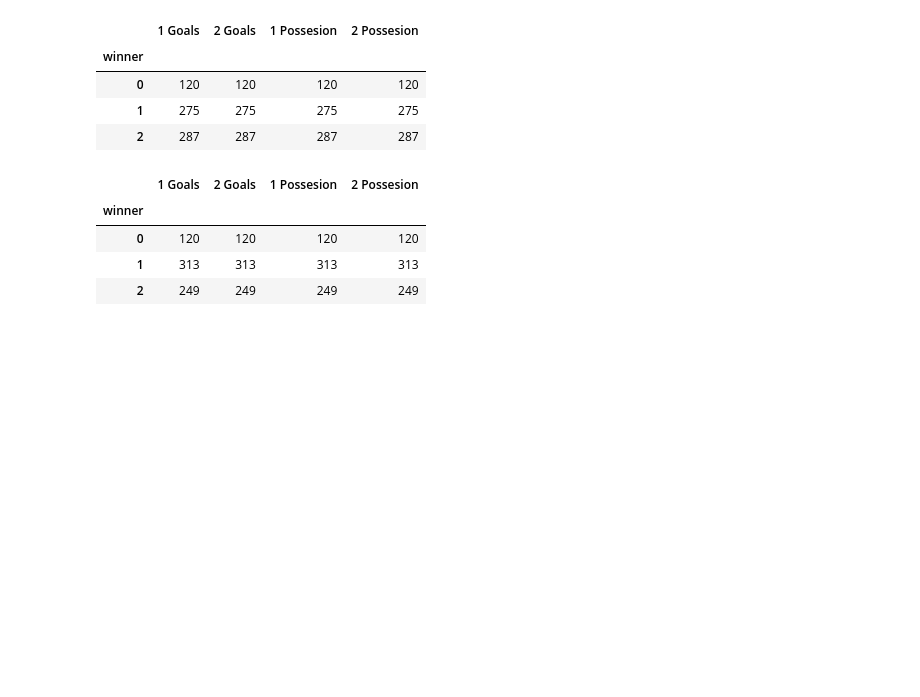
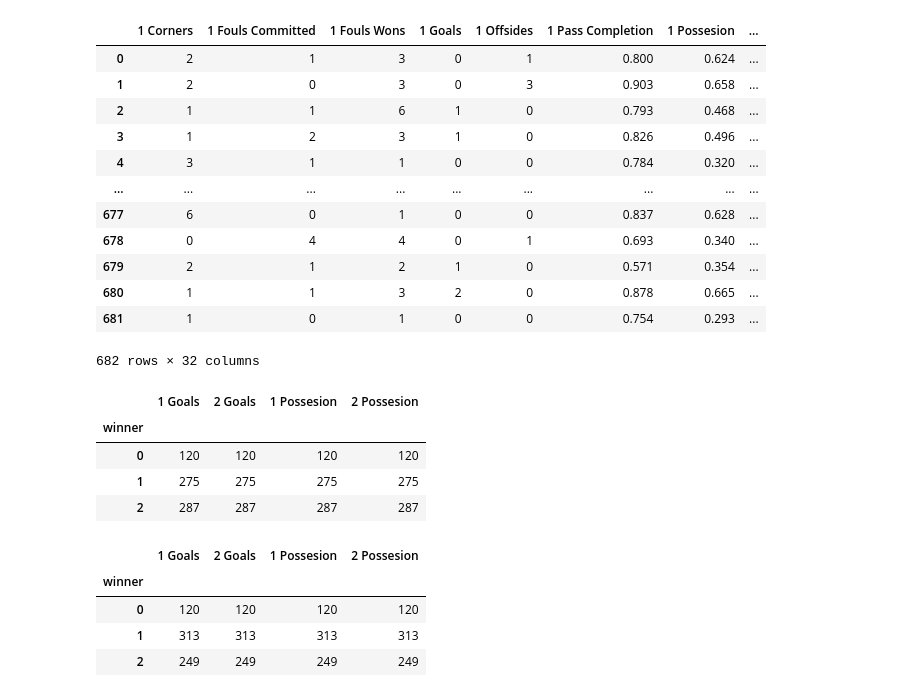
Before and after one commit to ido-tzhori/Soccer-Stats, a Jupyter notebook: Half Predict.ipynb, the cells around one changed output. Saved outputs shown, nothing was run; the diff lists cells and outputs as text; code cells hidden in the pictures; blank space fills up the shorter version.

```diff
--- a/Half Predict.ipynb
+++ b/Half Predict.ipynb
@@ -21,6 +21,22 @@ from sklearn.decomposition import PCA
 import plotly.express as px
 # %%
 df = pd.read_csv('stats.csv', index_col = 0)
+# %%
+df
+# %% [output]
+|  | 1 Corners | 1 Fouls Committed | 1 Fouls Wons | 1 Goals | 1 Offsides | 1 Pass Completion | 1 Possesion | ... |
+| 0 | 2 | 1 | 3 | 0 | 1 | 0.800 | 0.624 | ... |
+| 1 | 2 | 0 | 3 | 0 | 3 | 0.903 | 0.658 | ... |
+| 2 | 1 | 1 | 6 | 1 | 0 | 0.793 | 0.468 | ... |
+| 3 | 1 | 2 | 3 | 1 | 0 | 0.826 | 0.496 | ... |
+| 4 | 3 | 1 | 1 | 0 | 0 | 0.784 | 0.320 | ... |
+| ... | ... | ... | ... | ... | ... | ... | ... | ... |
+| 677 | 6 | 0 | 1 | 0 | 0 | 0.837 | 0.628 | ... |
+| 678 | 0 | 4 | 4 | 0 | 1 | 0.693 | 0.340 | ... |
+| 679 | 2 | 1 | 2 | 1 | 0 | 0.571 | 0.354 | ... |
+| 680 | 1 | 1 | 3 | 2 | 0 | 0.878 | 0.665 | ... |
+| 681 | 1 | 0 | 1 | 0 | 0 | 0.754 | 0.293 | ... |
+682 rows × 32 columns
 # %%
 for index, row in df.iterrows():
     if bool(random.getrandbits(1)):
```
Also changed, not shown: 4 other files.
